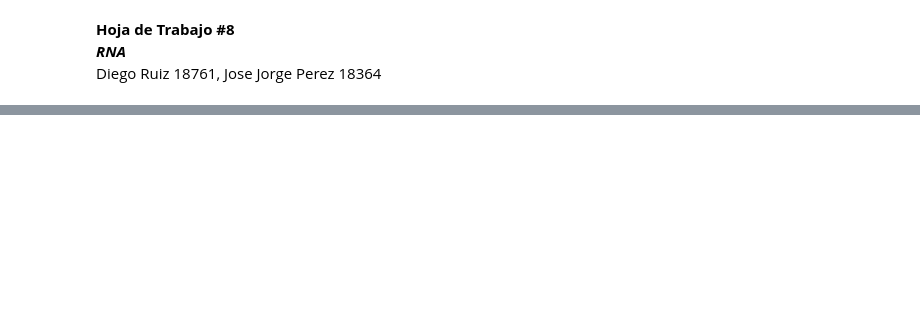
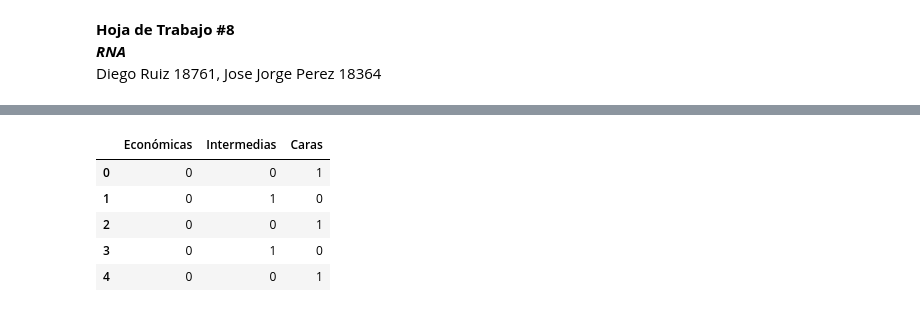
Before and after one commit to per18364/HDT8_Mineria, a Jupyter notebook: HDT8.ipynb, the cells around one changed output, grey strips where cells are left out. Cells and saved outputs as stored; diff of their text form; code cells hidden in the pictures; blank space fills up the shorter version.

```diff
--- a/HDT8.ipynb
+++ b/HDT8.ipynb
@@ -28,0 +35,2 @@ plt.style.use('ggplot')
+# %%
+datos = pd.read_csv("train.csv", encoding="latin1")
@@ -28,0 +39,10 @@ plt.style.use('ggplot')
+# %%
+numericas = datos.select_dtypes(include='number')
+numericas = numericas.drop(["Fireplaces", "GarageYrBlt", "Id", "MSSubClass", "WoodDeckSF", "OpenPorchSF", "EnclosedPorch", "3SsnPorch", "ScreenPorch", "MoSold", "YrSold"], axis=1)
+
+terciles = np.percentile(numericas["SalePrice"], [33.33, 66.67])
+limite_economicas = terciles[0]
+limite_caras = terciles[1]
+
+numericas["Clase"] = pd.cut(numericas["SalePrice"], bins=[0, limite_economicas, limite_caras, float("inf")], labels=["Económicas", "Intermedias", "Caras"])
+print(numericas)
@@ -28,0 +67,11 @@ plt.style.use('ggplot')
+# %%
+dummies = pd.get_dummies(numericas['Clase'])
+datos = pd.concat([numericas,dummies], axis=1)
+dummies.head()
+# %% [output]
+|  | Económicas | Intermedias | Caras |
+| 0 | 0 | 0 | 1 |
+| 1 | 0 | 1 | 0 |
+| 2 | 0 | 0 | 1 |
+| 3 | 0 | 1 | 0 |
+| 4 | 0 | 0 | 1 |
```
Also changed, not shown: parts of 40 cells of this notebook.
